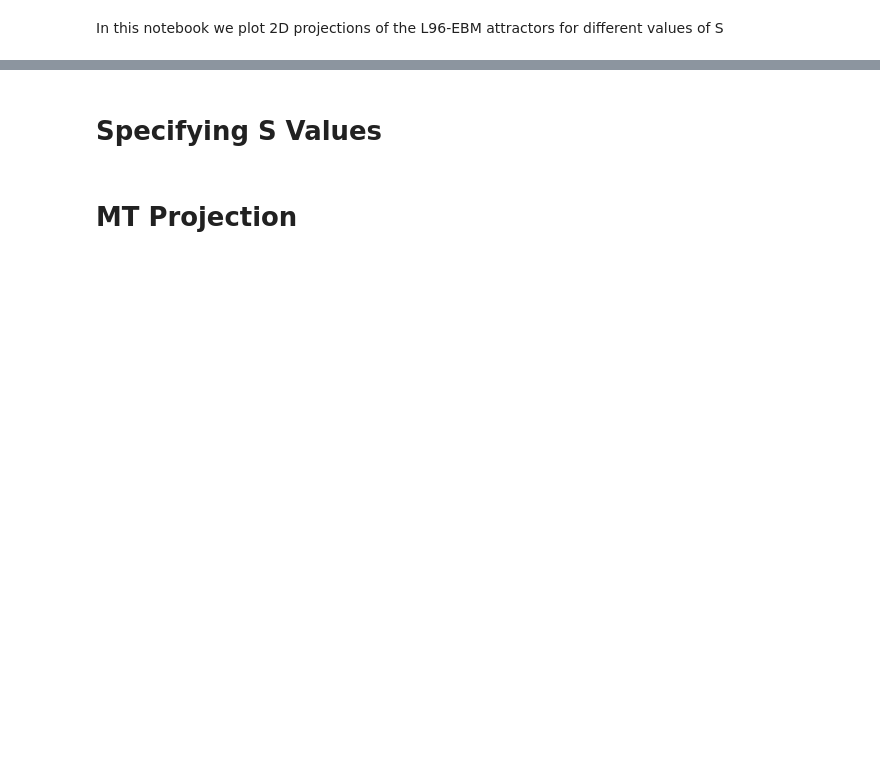
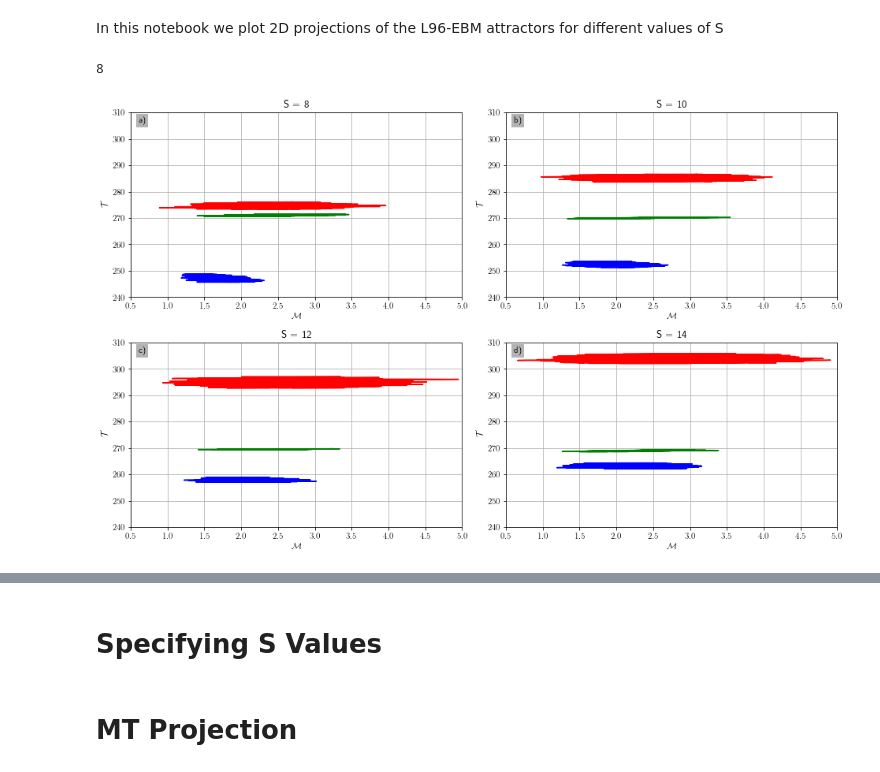
Before and after one commit to CalvinNesbitt/L96-EBM-Effect-of-S, a Jupyter notebook: Plotting-Effect-of-S/2D-Projections-of-Attractors.ipynb, the cells around one changed output, grey strips where cells are left out. Cells and saved outputs as stored; diff of their text form; code cells hidden in the pictures; blank space fills up the shorter version.

```diff
--- a/Plotting-Effect-of-S/2D-Projections-of-Attractors.ipynb
+++ b/Plotting-Effect-of-S/2D-Projections-of-Attractors.ipynb
@@ -4,0 +6,29 @@ from plotting_IO import *
+# %%
+len(m_S_values)
+# %% [output]
+8
+# %%
+fig, axes = init_2d_fax(ncols=2, nrows=2, fraction=2)
+
+sb_S_values = np.arange(7, 16)
+w_S_values = np.arange(8, 17)
+m_S_values = np.arange(8, 16)
+
+for i, S in enumerate([8, 10, 12, 14]):
+    ax = axes.flatten()[i]
+
+    # Fetch Data
+    sb_attractor = get_sb_attractor(S=S)
+    w_attractor = get_w_attractor(S=S)
+    m_state = get_m_state(S=S)
+
+    for x in [sb_attractor, w_attractor, m_state]:
+        x.MT_plot(fax=[fig, ax])
+
+    ax.set_title(f'S = {S}')
+    ax.grid()
+    ax.set_ylim(240, 310)
+    ax.set_xlim(0.5, 5)
+fig.tight_layout()
+# %% [output]
+[figure, added]
```
Also changed, not shown: parts of 19 cells of this notebook, 4 other files.
